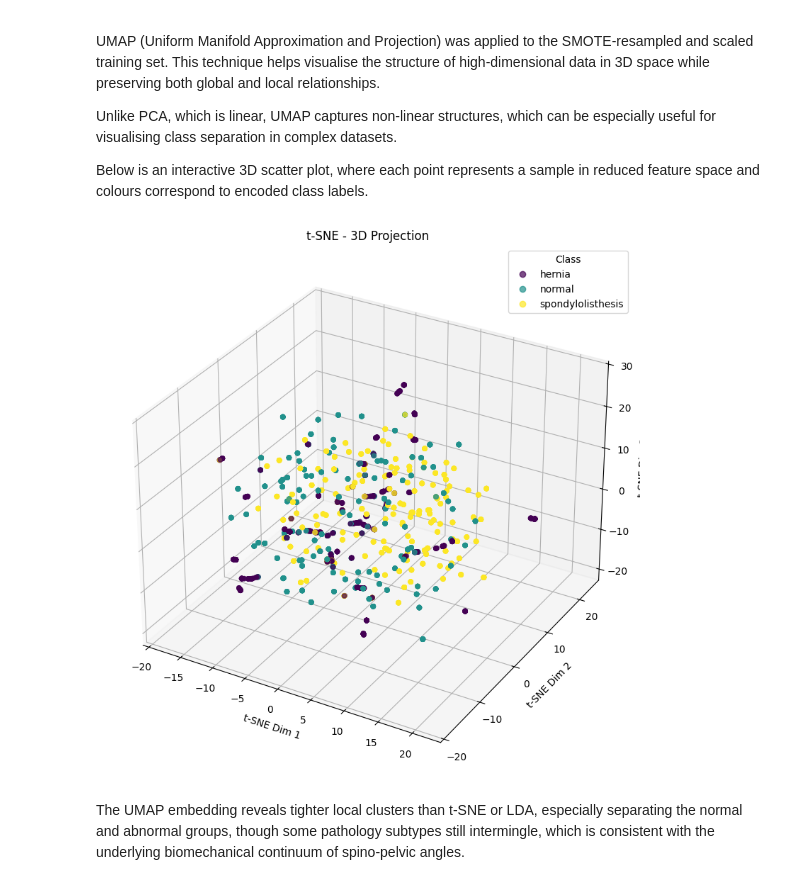
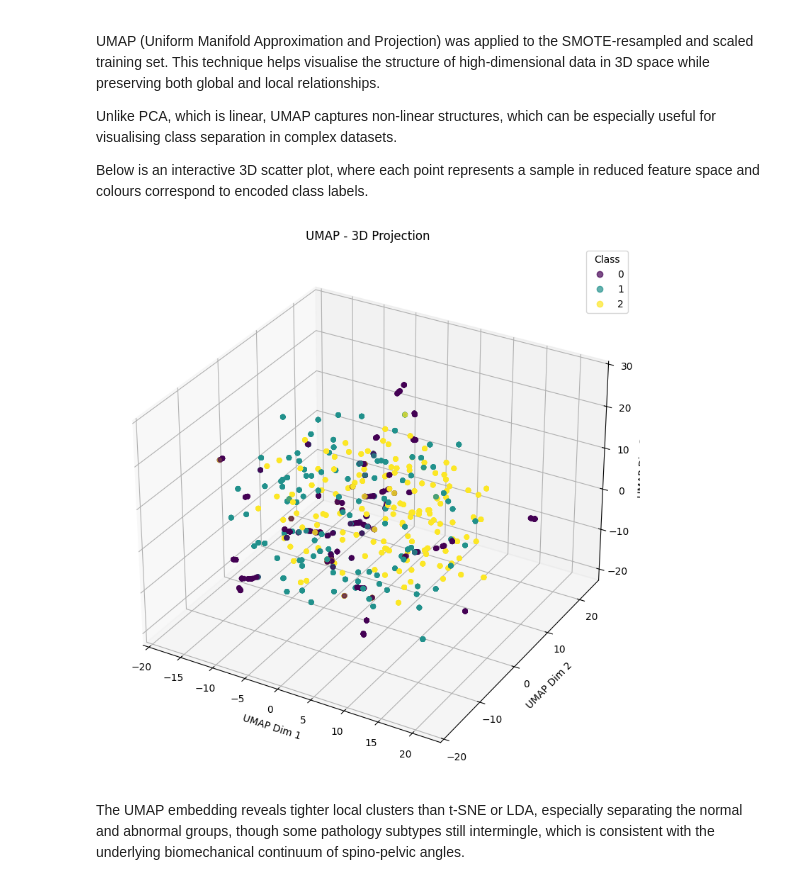
Before and after one commit to DSkilton/ML_Approaches_for_Predicting_Spinal_Disorders, a Jupyter notebook: main.ipynb, the cells around one changed output. Cells and saved outputs as stored; diff of their text form; code cells hidden in the pictures.

```diff
--- a/main.ipynb
+++ b/main.ipynb
@@ -987,14 +1215,11 @@ plt.show()
 [figure]
 # %%
 # Class distribution after SMOTE
-label_encoder = LabelEncoder().fit(y_train_balanced)
-y_train_balanced_enc = label_encoder.transform(y_train_balanced)
-y_test_final_enc = label_encoder.transform(y_test)
-
-normal_idx = list(label_encoder.classes_).index('normal')
+y_train_balanced_enc = np.asarray(y_train_balanced, dtype=int)
+normal_idx = np.where(best_label_encoder.classes_ == 'normal')[0][0]
 
 binary_y_train = (y_train_balanced_enc != normal_idx).astype(int)
-binary_y_test = (y_test_final_enc != normal_idx).astype(int)
+binary_y_test = (y_test_final != normal_idx).astype(int)
 
 clf1 = RandomForestClassifier(random_state=FORTY_TWO)
 clf1.fit(X_train_balanced, binary_y_train)
@@ -1019,7 +1244,7 @@ mask_ts_path = binary_y_test == 1
 X2_train = X_train_balanced[mask_tr_path]
 y2_train = y_train_balanced_enc[mask_tr_path]
 X2_test  = X_test_scaled_df[mask_ts_path]
-y2_test  = y_test_final_enc[mask_ts_path]
+y2_test  = y_test_final[mask_ts_path]
 
 print("Stage 2 TRAIN classes:", np.unique(y2_train, return_counts=True))
 # %% [output]
@@ -1239,10 +1489,9 @@ The beeswarm plot then teases out directionality.  For instance, higher sacral_s
 # %%
 # SHAP Feature Importance & Summary Plots
-label_encoder = LabelEncoder().fit(y_train_balanced)
-y_train_balanced_encoded = label_encoder.transform(y_train_balanced)
+model_for_shap = best_model.named_steps['clf']
 
 X_train_balanced_df = pd.DataFrame(X_train_balanced, columns=X_train_scaled_df.columns)
-explainer = shap.TreeExplainer(rf_full)
+explainer = shap.TreeExplainer(model_for_shap)
 shap_values = explainer.shap_values(X_train_balanced_df)
 # %%
 # SHAP explainer on rf_full (baseline)
@@ -1382,20 +1628,20 @@ Linear Discriminant Analysis (LDA) is a supervised dimensionality reduction tech
 This technique is particularly useful for classification tasks as it reduces noise and simplifies the feature space in a way that enhances class separability. In this project, LDA is used to reduce the feature space to three dimensions to visualise the class distributions after SMOTE resampling.
 # %%
 lda_full = LDA()
-lda_full.fit(X_train_balanced_df, y_train_balanced_encoded)
+lda_full.fit(X_train_balanced_df, y_train_balanced_enc)
 X_train_lda = lda_full.transform(X_train_balanced_df)
 X_test_lda  = lda_full.transform(X_test_scaled_df)
 
 # Fit LDA on LD1 & LD2
 lda_2d = LDA(solver='eigen', n_components=2)
-lda_2d.fit(X_train_lda[:, :2], y_train_balanced_encoded)
+lda_2d.fit(X_train_lda[:, :2], y_train_balanced_enc)
 
 fig, axes = plt.subplots(1, 1, figsize=(12, 5))
 
 # LD1 vs LD2 —
 plot_decision_regions(
     X=X_train_lda[:, :2],
-    y=y_train_balanced_encoded,
+    y=y_train_balanced_enc,
     clf=lda_2d,
     legend=2,
     ax=axes
@@ -1433,38 +1679,38 @@ X_umap = umap.UMAP(n_components=3, random_state=FORTY_TWO).fit_transform(X_train
 # Prepare dataframe
 umap_df = pd.DataFrame(X_umap, columns=['Dim1', 'Dim2', 'Dim3'])
 umap_df['Diagnosis'] = [label_encoder.classes_[i] for i in y_train_balanced_enc]
 
 fig = plt.figure(figsize=(10, 8))
 ax = fig.add_subplot(111, projection='3d')
 
 # static matplotlib plot
 scatter = ax.scatter(umap_df['Dim1'], umap_df['Dim2'], umap_df['Dim3'],
                      c=y_train_balanced_enc, cmap='viridis', alpha=0.7)
 
-ax.set_title('t-SNE - 3D Projection')
-ax.set_xlabel('t-SNE Dim 1')
-ax.set_ylabel('t-SNE Dim 2')
-ax.set_zlabel('t-SNE Dim 3')
+ax.set_title('UMAP - 3D Projection')
+ax.set_xlabel('UMAP Dim 1')
+ax.set_ylabel('UMAP Dim 2')
+ax.set_zlabel('UMAP Dim 3')
 
 handles, labels = scatter.legend_elements()
 ax.legend(handles, label_encoder.classes_, title="Class")
 
 plt.tight_layout()
 plt.show()
 
 # Interactive 3D scatter plot
 fig = px.scatter_3d(
     umap_df, x='Dim1', y='Dim2', z='Dim3',
     color=umap_df['Diagnosis'].astype(str),
     title='UMAP - 3D Interactive View (Training Set)',
     opacity=0.7
 )
 
 # Save and open plot
 fig.write_html("umap_3d_plot.html")
 os.startfile("umap_3d_plot.html")
 # %% [output]
-[figure, old version]
+[figure, new version]
 # %% [markdown]
 The UMAP embedding reveals tighter local clusters than t-SNE or LDA, especially separating the normal and abnormal groups, though some pathology subtypes still intermingle, which is consistent with the underlying biomechanical continuum of spino-pelvic angles.
 # %%
```
Also changed, not shown: parts of 45 cells of this notebook.
